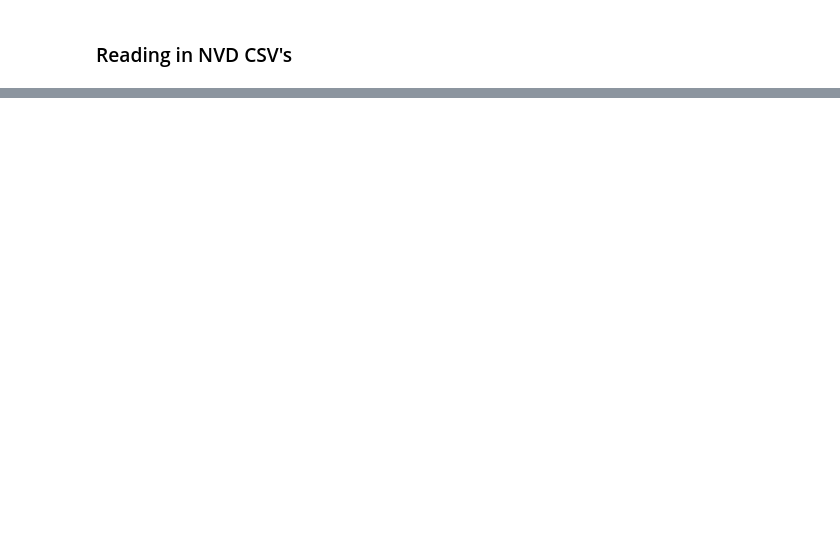
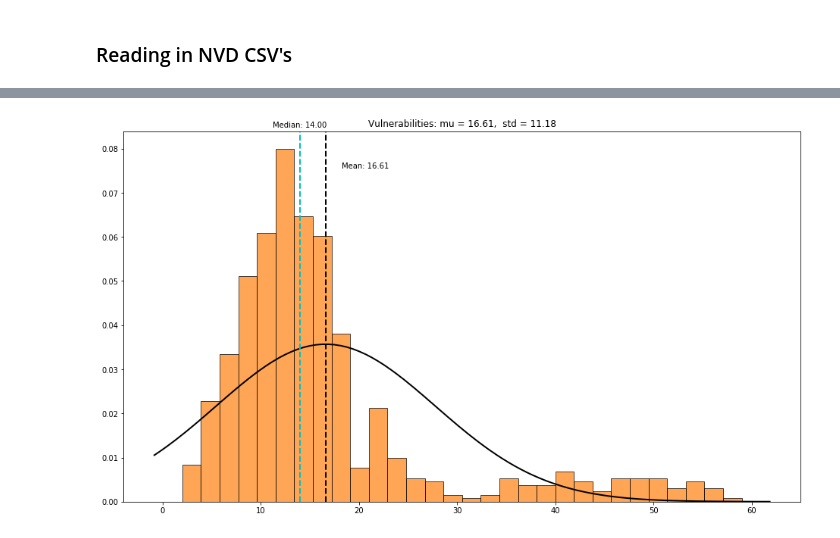
Before and after one commit to UNCG-CSE/Open_Source_Vul_Metrics, a Jupyter notebook: src/(GW Project pt.2) Correlation between spike in releases and new vulnerabilities.ipynb, the cells around one changed output, grey strips where cells are left out. Saved outputs shown, nothing was run; the diff lists cells and outputs as text; code cells hidden in the pictures; blank space fills up the shorter version.

```diff
--- a/src/(GW Project pt.2) Correlation between spike in releases and new vulnerabilities.ipynb
+++ b/src/(GW Project pt.2) Correlation between spike in releases and new vulnerabilities.ipynb
@@ -35,16 +47,3 @@ release_df.head()
 | 4 | \x652fc27cf9fe9262d2c941d6385043e... | 2011-11-08 01:22:48 | \x312e312e36 | Fabric 1.1.6\n | 63770 |
 # %% [markdown]
 ### Reading in NVD CSV's
-# %%
-import glob
-
-path = '../data/NVD-to-CSV-Descriptions/'
-allcves = glob.glob(path+'*.csv')
-l = []
-
-for filename in allcves:
-    df = pd.read_csv(filename)
-    l.append(df)
-df_NVD_hash = pd.concat(l, ignore_index=True)
-#New cell
-df_NVD_hash
@@ -69,0 +156,24 @@ df_NVD_hash
+# %%
+mu,std = norm.fit(vulnsWeekCount['count'])
+# %%
+plt.hist(vulnsWeekCount['count'].values, bins=30, density=True, linestyle='solid', color = "C1",alpha=0.7, ec="black")
+xlim = plt.xlim()
+x = np.linspace(xlim[0], xlim[1], 100)
+p = norm.pdf(x, mu, std)
+plt.plot(x, p, 'k', linewidth=2)
+title = "Vulnerabilities: mu = %.2f,  std = %.2f" % (mu, std)
+plt.title(title)
+
+#Calc Mean and Display
+plt.axvline(vulnsWeekCount['count'].mean(), color='k', linestyle='dashed', linewidth=2)
+min_ylim, max_ylim = plt.ylim()
+plt.text(vulnsWeekCount['count'].mean()*1.1, max_ylim*0.9, 'Mean: {:.2f}'.format(vulnsWeekCount['count'].mean()))
+
+#Calc Median and Display
+plt.axvline(vulnsWeekCount['count'].median(), color='c', linestyle='dashed', linewidth=2)
+min_ylim, max_ylim = plt.ylim()
+plt.text(vulnsWeekCount['count'].median()*.8, max_ylim*1.01, 'Median: {:.2f}'.format(vulnsWeekCount['count'].median()))
+
+plt.show()
+# %% [output]
+[figure, added]
```
Also changed, not shown: parts of 30 cells of this notebook.
